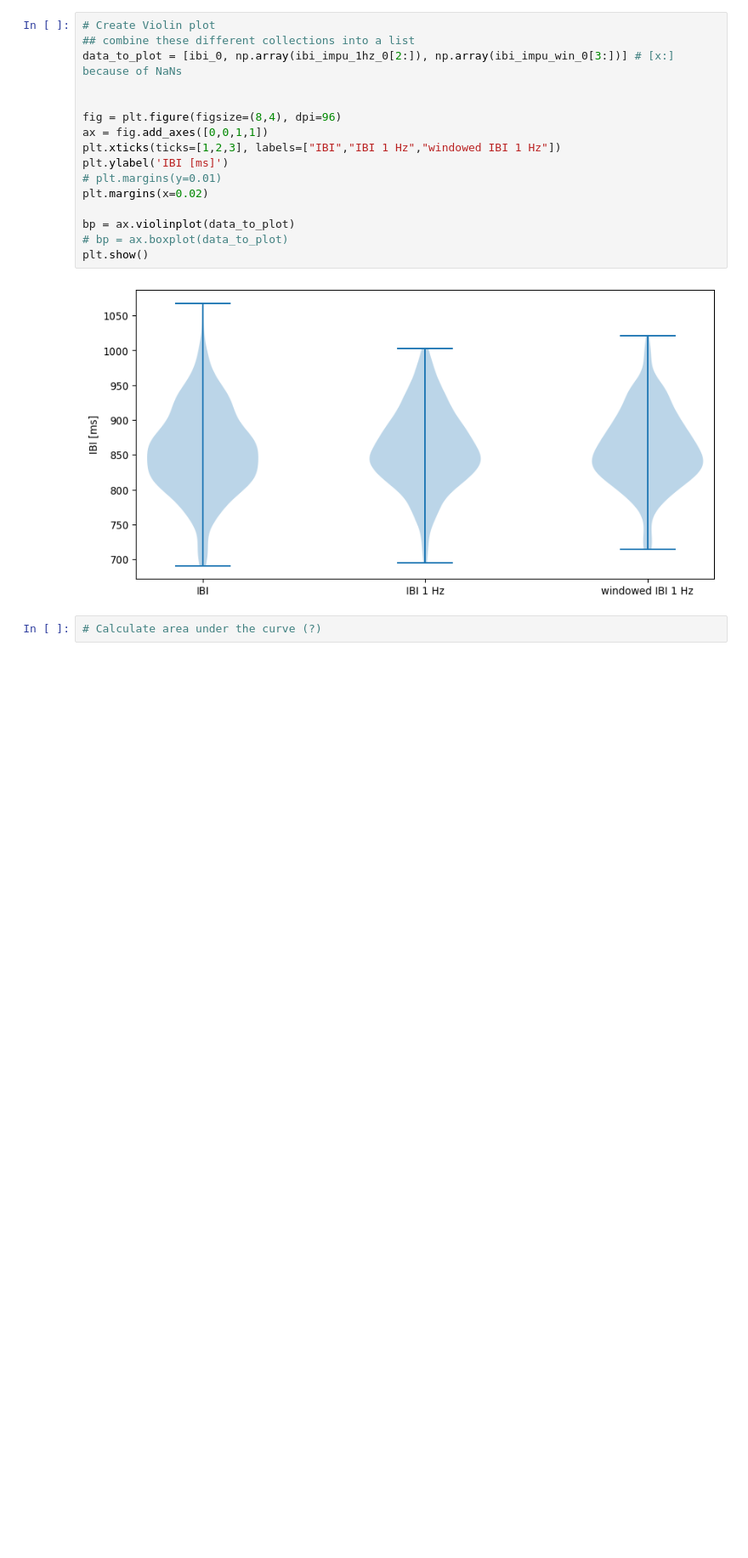
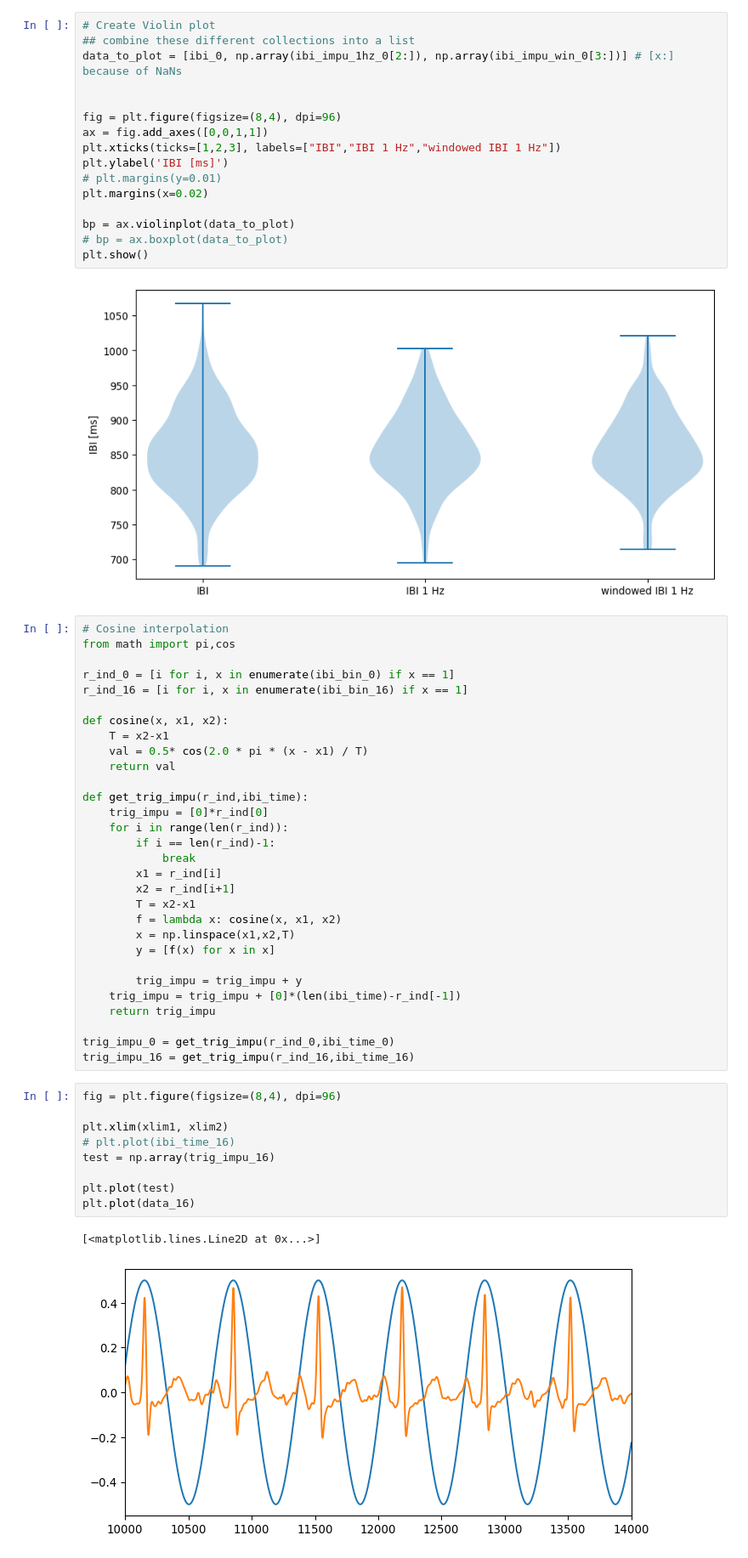
Before and after one commit to visserle/two-hearts, a Jupyter notebook: plots.ipynb, the cells around one changed output. Shown: that part at 85% size. Cells and saved outputs as stored; diff of their text form; blank space fills up the shorter version.

```diff
--- a/plots.ipynb
+++ b/plots.ipynb
@@ -307,5 +307,45 @@ bp = ax.violinplot(data_to_plot)
 plt.show()
 # %% [output]
 [figure]
-# %%
-# Calculate area under the curve (?)
+# %%
+# Cosine interpolation
+from math import pi,cos
+
+r_ind_0 = [i for i, x in enumerate(ibi_bin_0) if x == 1]
+r_ind_16 = [i for i, x in enumerate(ibi_bin_16) if x == 1]
+
+def cosine(x, x1, x2):
+    T = x2-x1
+    val = 0.5* cos(2.0 * pi * (x - x1) / T)
+    return val
+
+def get_trig_impu(r_ind,ibi_time):
+    trig_impu = [0]*r_ind[0]
+    for i in range(len(r_ind)):
+        if i == len(r_ind)-1:
+            break
+        x1 = r_ind[i]
+        x2 = r_ind[i+1]
+        T = x2-x1
+        f = lambda x: cosine(x, x1, x2)
+        x = np.linspace(x1,x2,T)
+        y = [f(x) for x in x]
+
+        trig_impu = trig_impu + y
+    trig_impu = trig_impu + [0]*(len(ibi_time)-r_ind[-1])
+    return trig_impu
+
+trig_impu_0 = get_trig_impu(r_ind_0,ibi_time_0)
+trig_impu_16 = get_trig_impu(r_ind_16,ibi_time_16)
+# %%
+fig = plt.figure(figsize=(8,4), dpi=96)
+
+plt.xlim(xlim1, xlim2)
+# plt.plot(ibi_time_16)
+test = np.array(trig_impu_16)
+
+plt.plot(test)
+plt.plot(data_16)
+# %% [output]
+[<matplotlib.lines.Line2D at 0x...>]
+[figure, added]
```
Also changed, not shown: parts of 7 cells of this notebook.
